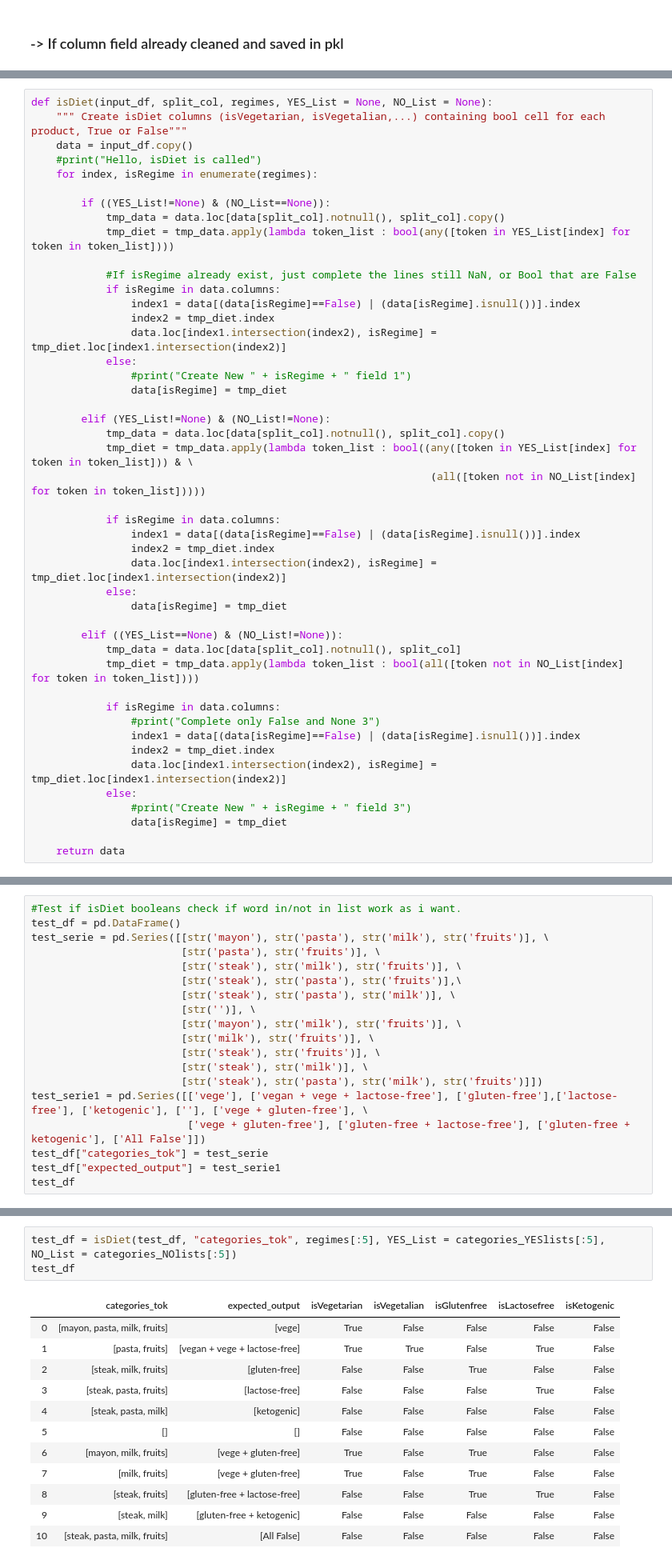
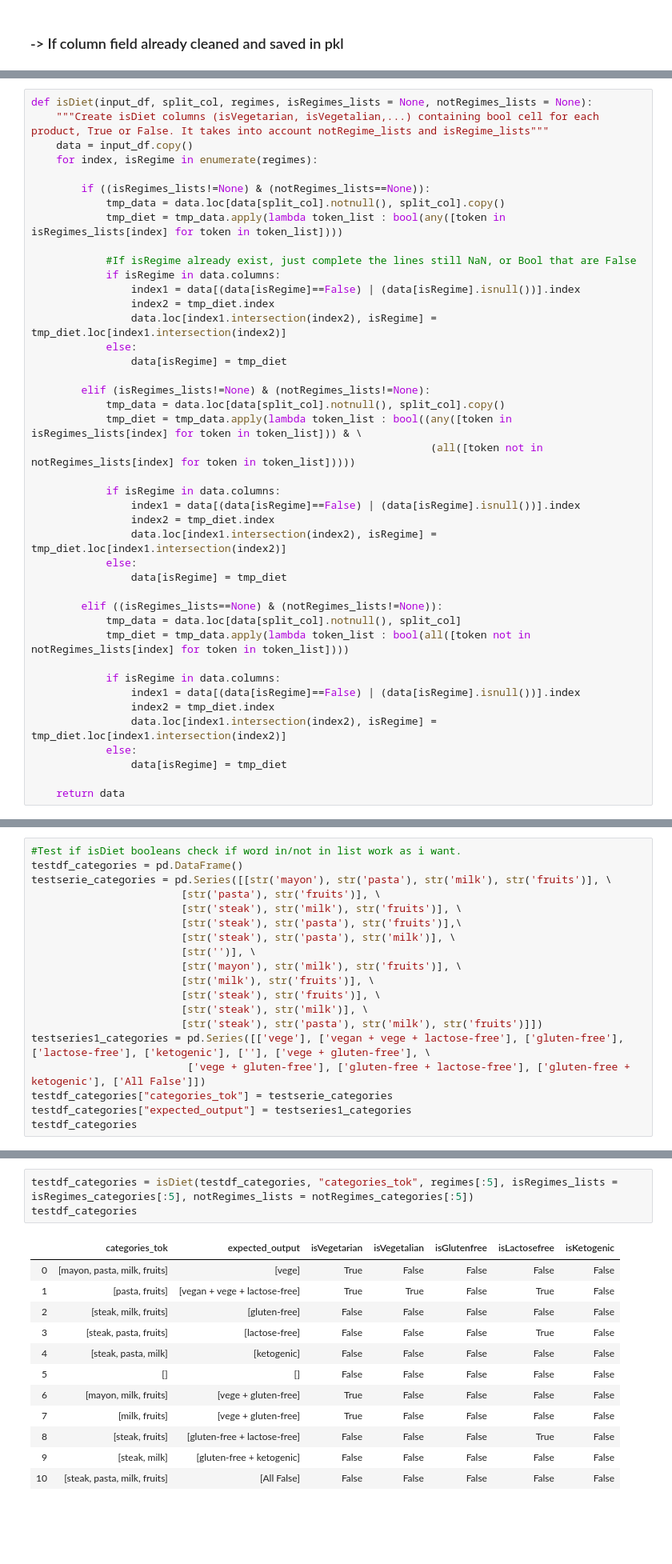
Before and after one commit to romi514/ProjectADA, a Jupyter notebook: project_tagADA.ipynb, the cells around one changed output, grey strips where cells are left out. Shown: that part at 80% size. Cells and saved outputs as stored; diff of their text form; blank space fills up the shorter version.

```diff
--- a/project_tagADA.ipynb
+++ b/project_tagADA.ipynb
@@ -1326,13 +1380,12 @@ labelsen_YESlists
 # %%
-def isDiet(input_df, split_col, regimes, YES_List = None, NO_List = None):
-    """ Create isDiet columns (isVegetarian, isVegetalian,...) containing bool cell for each product, True or False"""
+def isDiet(input_df, split_col, regimes, isRegimes_lists = None, notRegimes_lists = None):
+    """Create isDiet columns (isVegetarian, isVegetalian,...) containing bool cell for each product, True or False. It takes into account notRegime_lists and isRegime_lists"""
     data = input_df.copy()
-    #print("Hello, isDiet is called")
     for index, isRegime in enumerate(regimes):
 
-        if ((YES_List!=None) & (NO_List==None)):
+        if ((isRegimes_lists!=None) & (notRegimes_lists==None)):
             tmp_data = data.loc[data[split_col].notnull(), split_col].copy()
-            tmp_diet = tmp_data.apply(lambda token_list : bool(any([token in YES_List[index] for token in token_list])))
+            tmp_diet = tmp_data.apply(lambda token_list : bool(any([token in isRegimes_lists[index] for token in token_list])))
 
             #If isRegime already exist, just complete the lines still NaN, or Bool that are False
             if isRegime in data.columns:
@@ -1340,13 +1393,12 @@ def isDiet(input_df, split_col, regimes, YES_List = None, NO_List = None):
                 index2 = tmp_diet.index
                 data.loc[index1.intersection(index2), isRegime] = tmp_diet.loc[index1.intersection(index2)]
             else:
-                #print("Create New " + isRegime + " field 1")
                 data[isRegime] = tmp_diet
 
-        elif (YES_List!=None) & (NO_List!=None):
+        elif (isRegimes_lists!=None) & (notRegimes_lists!=None):
             tmp_data = data.loc[data[split_col].notnull(), split_col].copy()
-            tmp_diet = tmp_data.apply(lambda token_list : bool((any([token in YES_List[index] for token in token_list])) & \
-                                                                (all([token not in NO_List[index] for token in token_list]))))
+            tmp_diet = tmp_data.apply(lambda token_list : bool((any([token in isRegimes_lists[index] for token in token_list])) & \
+                                                                (all([token not in notRegimes_lists[index] for token in token_list]))))
 
             if isRegime in data.columns:
                 index1 = data[(data[isRegime]==False) | (data[isRegime].isnull())].index
@@ -1355,17 +1407,15 @@ def isDiet(input_df, split_col, regimes, YES_List = None, NO_List = None):
             else:
                 data[isRegime] = tmp_diet
 
-        elif ((YES_List==None) & (NO_List!=None)):
+        elif ((isRegimes_lists==None) & (notRegimes_lists!=None)):
             tmp_data = data.loc[data[split_col].notnull(), split_col]
-            tmp_diet = tmp_data.apply(lambda token_list : bool(all([token not in NO_List[index] for token in token_list])))
+            tmp_diet = tmp_data.apply(lambda token_list : bool(all([token not in notRegimes_lists[index] for token in token_list])))
 
             if isRegime in data.columns:
-                #print("Complete only False and None 3")
                 index1 = data[(data[isRegime]==False) | (data[isRegime].isnull())].index
                 index2 = tmp_diet.index
                 data.loc[index1.intersection(index2), isRegime] = tmp_diet.loc[index1.intersection(index2)]
             else:
-                #print("Create New " + isRegime + " field 3")
                 data[isRegime] = tmp_diet
 
     return data
@@ -1374,7 +1424,7 @@ def isDiet(input_df, split_col, regimes, YES_List = None, NO_List = None):
 # %%
 #Test if isDiet booleans check if word in/not in list work as i want.
-test_df = pd.DataFrame()
-test_serie = pd.Series([[str('mayon'), str('pasta'), str('milk'), str('fruits')], \
+testdf_categories = pd.DataFrame()
+testserie_categories = pd.Series([[str('mayon'), str('pasta'), str('milk'), str('fruits')], \
                         [str('pasta'), str('fruits')], \
                         [str('steak'), str('milk'), str('fruits')], \
                         [str('steak'), str('pasta'), str('fruits')],\
@@ -1385,11 +1435,11 @@ test_serie = pd.Series([[str('mayon'), str('pasta'), str('milk'), str('fruits')]
                         [str('steak'), str('fruits')], \
                         [str('steak'), str('milk')], \
                         [str('steak'), str('pasta'), str('milk'), str('fruits')]])
-test_serie1 = pd.Series([['vege'], ['vegan + vege + lactose-free'], ['gluten-free'],['lactose-free'], ['ketogenic'], [''], ['vege + gluten-free'], \
+testseries1_categories = pd.Series([['vege'], ['vegan + vege + lactose-free'], ['gluten-free'],['lactose-free'], ['ketogenic'], [''], ['vege + gluten-free'], \
                          ['vege + gluten-free'], ['gluten-free + lactose-free'], ['gluten-free + ketogenic'], ['All False']])
-test_df["categories_tok"] = test_serie
-test_df["expected_output"] = test_serie1
-test_df
+testdf_categories["categories_tok"] = testserie_categories
+testdf_categories["expected_output"] = testseries1_categories
+testdf_categories
 # %% [output]
 |  | categories_tok | expected_output |
 | 0 | [mayon, pasta, milk, fruits] | [vege] |
@@ -1404,19 +1454,19 @@ test_df
 | 9 | [steak, milk] | [gluten-free + ketogenic] |
 | 10 | [steak, pasta, milk, fruits] | [All False] |
 # %%
-test_df = isDiet(test_df, "categories_tok", regimes[:5], YES_List = categories_YESlists[:5], NO_List = categories_NOlists[:5])
-test_df
+testdf_categories = isDiet(testdf_categories, "categories_tok", regimes[:5], isRegimes_lists = isRegimes_categories[:5], notRegimes_lists = notRegimes_categories[:5])
+testdf_categories
 # %% [output]
 |  | categories_tok | expected_output | isVegetarian | isVegetalian | isGlutenfree | isLactosefree | isKetogenic |
 | 0 | [mayon, pasta, milk, fruits] | [vege] | True | False | False | False | False |
 | 1 | [pasta, fruits] | [vegan + vege + lactose-free] | True | True | False | True | False |
-| 2 | [steak, milk, fruits] | [gluten-free] | False | False | True | False | False |
+| 2 | [steak, milk, fruits] | [gluten-free] | False | False | False | False | False |
 | 3 | [steak, pasta, fruits] | [lactose-free] | False | False | False | True | False |
 | 4 | [steak, pasta, milk] | [ketogenic] | False | False | False | False | False |
 | 5 | [] | [] | False | False | False | False | False |
-| 6 | [mayon, milk, fruits] | [vege + gluten-free] | True | False | True | False | False |
-| 7 | [milk, fruits] | [vege + gluten-free] | True | False | True | False | False |
-| 8 | [steak, fruits] | [gluten-free + lactose-free] | False | False | True | True | False |
+| 6 | [mayon, milk, fruits] | [vege + gluten-free] | True | False | False | False | False |
+| 7 | [milk, fruits] | [vege + gluten-free] | True | False | False | False | False |
+| 8 | [steak, fruits] | [gluten-free + lactose-free] | False | False | False | True | False |
 | 9 | [steak, milk] | [gluten-free + ketogenic] | False | False | False | False | False |
 | 10 | [steak, pasta, milk, fruits] | [All False] | False | False | False | False | False |
 # %% [markdown]
```
Also changed, not shown: parts of 44 cells of this notebook.
